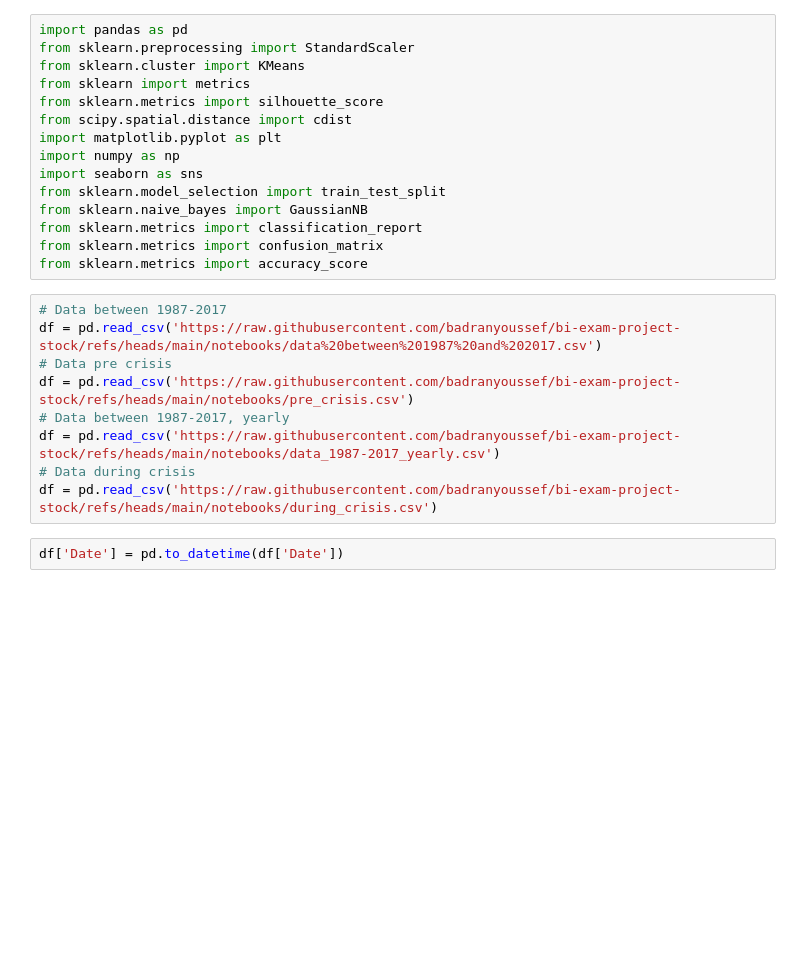
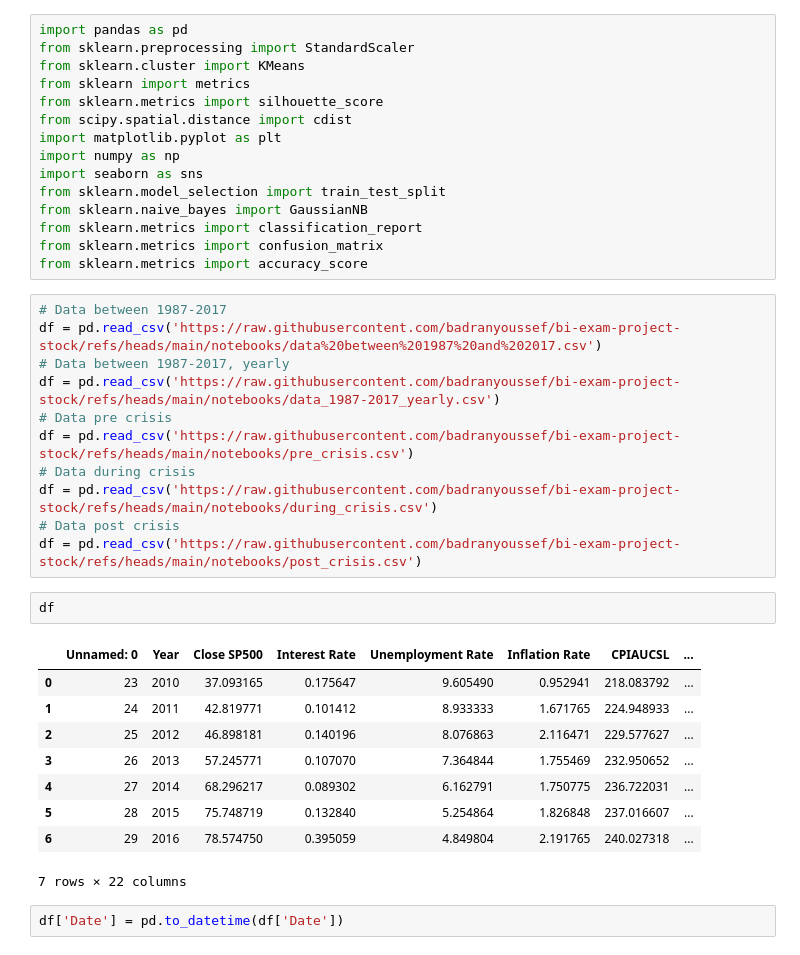
Before and after one commit to badranyoussef/bi-exam-project-stock, a Jupyter notebook: notebooks/mp4/MP4.ipynb, the cells around one changed output. Cells and saved outputs as stored; diff of their text form; blank space fills up the shorter version.

```diff
--- a/notebooks/mp4/MP4.ipynb
+++ b/notebooks/mp4/MP4.ipynb
@@ -18,12 +18,26 @@ from sklearn.metrics import accuracy_score
 # %%
 # Data between 1987-2017
 df = pd.read_csv('https://raw.githubusercontent.com/badranyoussef/bi-exam-project-stock/refs/heads/main/notebooks/data%20between%201987%20and%202017.csv')
+# Data between 1987-2017, yearly
+df = pd.read_csv('https://raw.githubusercontent.com/badranyoussef/bi-exam-project-stock/refs/heads/main/notebooks/data_1987-2017_yearly.csv')
 # Data pre crisis
 df = pd.read_csv('https://raw.githubusercontent.com/badranyoussef/bi-exam-project-stock/refs/heads/main/notebooks/pre_crisis.csv')
-# Data between 1987-2017, yearly
-df = pd.read_csv('https://raw.githubusercontent.com/badranyoussef/bi-exam-project-stock/refs/heads/main/notebooks/data_1987-2017_yearly.csv')
 # Data during crisis
 df = pd.read_csv('https://raw.githubusercontent.com/badranyoussef/bi-exam-project-stock/refs/heads/main/notebooks/during_crisis.csv')
+# Data post crisis
+df = pd.read_csv('https://raw.githubusercontent.com/badranyoussef/bi-exam-project-stock/refs/heads/main/notebooks/post_crisis.csv')
+# %%
+df
+# %% [output]
+|  | Unnamed: 0 | Year | Close SP500 | Interest Rate | Unemployment Rate | Inflation Rate | CPIAUCSL | ... |
+| 0 | 23 | 2010 | 37.093165 | 0.175647 | 9.605490 | 0.952941 | 218.083792 | ... |
+| 1 | 24 | 2011 | 42.819771 | 0.101412 | 8.933333 | 1.671765 | 224.948933 | ... |
+| 2 | 25 | 2012 | 46.898181 | 0.140196 | 8.076863 | 2.116471 | 229.577627 | ... |
+| 3 | 26 | 2013 | 57.245771 | 0.107070 | 7.364844 | 1.755469 | 232.950652 | ... |
+| 4 | 27 | 2014 | 68.296217 | 0.089302 | 6.162791 | 1.750775 | 236.722031 | ... |
+| 5 | 28 | 2015 | 75.748719 | 0.132840 | 5.254864 | 1.826848 | 237.016607 | ... |
+| 6 | 29 | 2016 | 78.574750 | 0.395059 | 4.849804 | 2.191765 | 240.027318 | ... |
+7 rows × 22 columns
 # %%
 df['Date'] = pd.to_datetime(df['Date'])
 # %%
```
Also changed, not shown: 2 other files.
